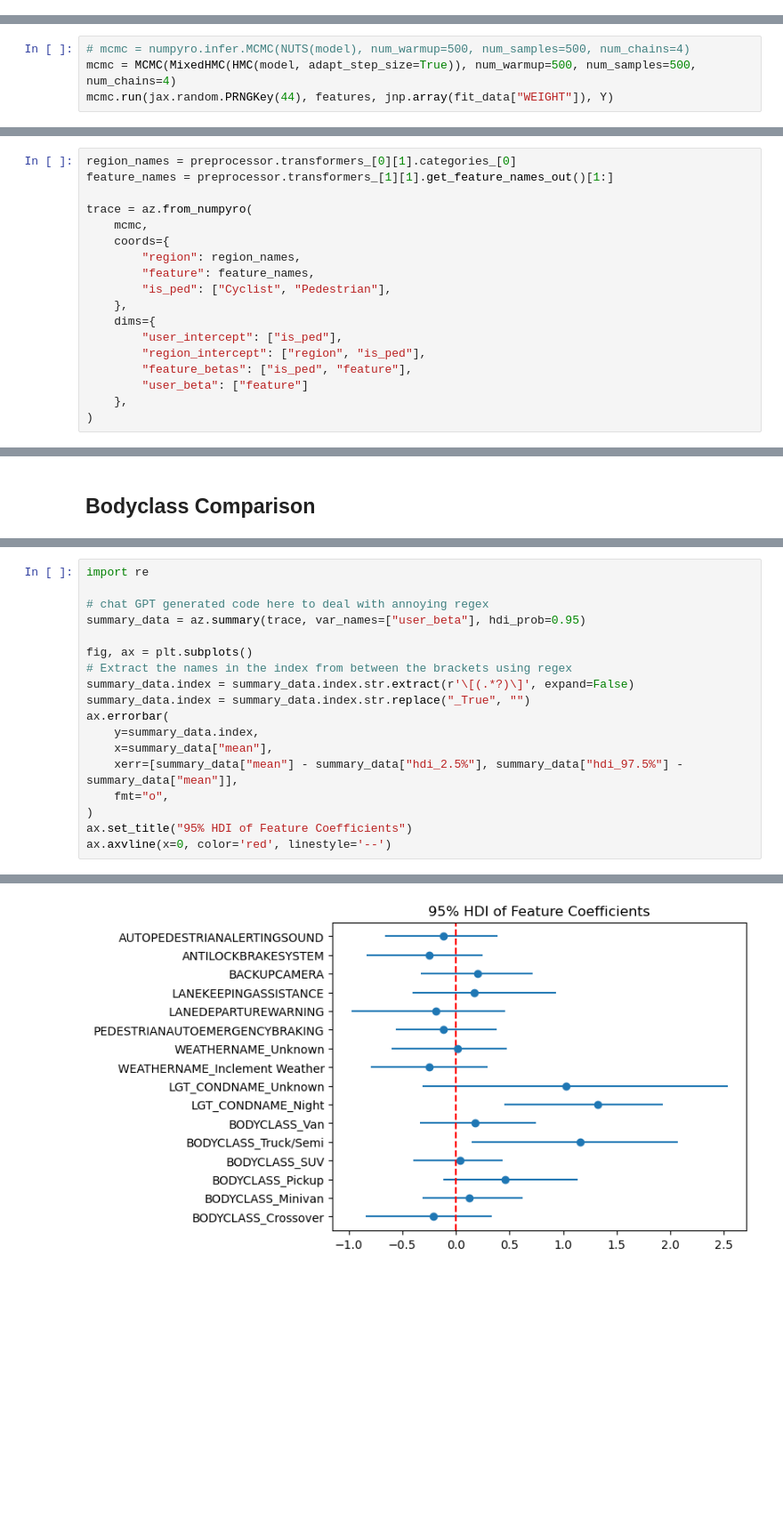
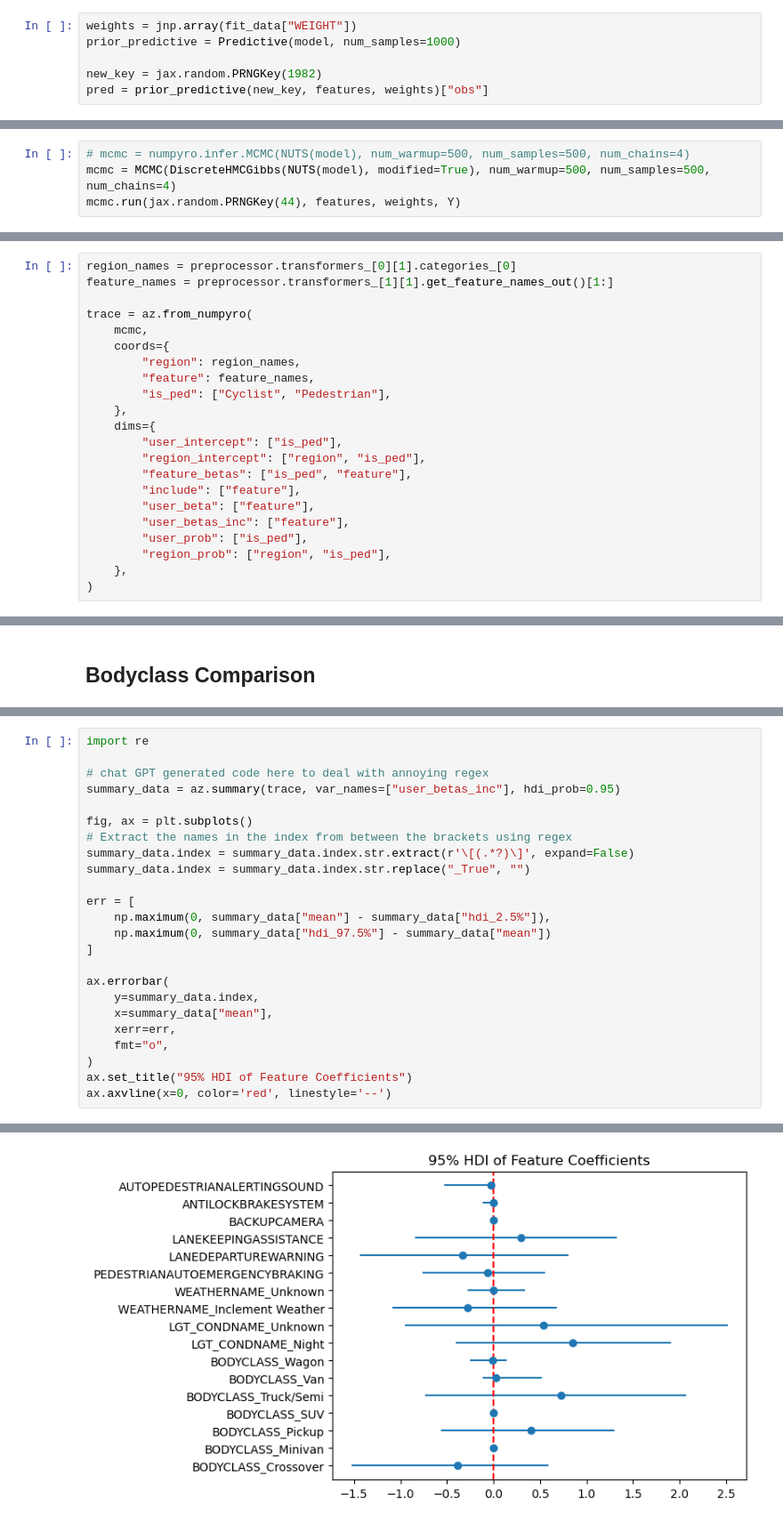
Before and after one commit to mcanearm/road_fatilities, a Jupyter notebook: analysis.ipynb, the cells around one changed output, grey strips where cells are left out. Shown at 89% size. Drawn from its saved outputs; the diff is of its cells as text; blank space fills up the shorter version.

```diff
--- a/analysis.ipynb
+++ b/analysis.ipynb
@@ -459,2 +467,8 @@ numpyro.render_model(
 # %% [output]
 [drawing not drawn]
+# %%
+weights = jnp.array(fit_data["WEIGHT"])
+prior_predictive = Predictive(model, num_samples=1000)
+
+new_key = jax.random.PRNGKey(1982)
+pred = prior_predictive(new_key, features, weights)["obs"]
@@ -461,4 +481,4 @@ numpyro.render_model(
 # %%
 # mcmc = numpyro.infer.MCMC(NUTS(model), num_warmup=500, num_samples=500, num_chains=4)
-mcmc = MCMC(MixedHMC(HMC(model, adapt_step_size=True)), num_warmup=500, num_samples=500, num_chains=4)
-mcmc.run(jax.random.PRNGKey(44), features, jnp.array(fit_data["WEIGHT"]), Y)
+mcmc = MCMC(DiscreteHMCGibbs(NUTS(model), modified=True), num_warmup=500, num_samples=500, num_chains=4)
+mcmc.run(jax.random.PRNGKey(44), features, weights, Y)
@@ -479,7 +497,11 @@ trace = az.from_numpyro(
         "user_intercept": ["is_ped"],
         "region_intercept": ["region", "is_ped"],
         "feature_betas": ["is_ped", "feature"],
-        "user_beta": ["feature"]
+        "include": ["feature"],
+        "user_beta": ["feature"],
+        "user_betas_inc": ["feature"],
+        "user_prob": ["is_ped"],
+        "region_prob": ["region", "is_ped"],
     },
 )
 # %% [markdown]
@@ -521,24 +533,30 @@ array(0.866)
 # %%
 import re
 
 # chat GPT generated code here to deal with annoying regex
-summary_data = az.summary(trace, var_names=["user_beta"], hdi_prob=0.95)
+summary_data = az.summary(trace, var_names=["user_betas_inc"], hdi_prob=0.95)
 
 fig, ax = plt.subplots()
 # Extract the names in the index from between the brackets using regex
 summary_data.index = summary_data.index.str.extract(r'\[(.*?)\]', expand=False)
 summary_data.index = summary_data.index.str.replace("_True", "")
+
+err = [
+    np.maximum(0, summary_data["mean"] - summary_data["hdi_2.5%"]),
+    np.maximum(0, summary_data["hdi_97.5%"] - summary_data["mean"])
+]
+
 ax.errorbar(
     y=summary_data.index,
     x=summary_data["mean"],
-    xerr=[summary_data["mean"] - summary_data["hdi_2.5%"], summary_data["hdi_97.5%"] - summary_data["mean"]],
+    xerr=err,
     fmt="o",
 )
 ax.set_title("95% HDI of Feature Coefficients")
 ax.axvline(x=0, color='red', linestyle='--')
 # %% [output]
 <matplotlib.lines.Line2D at 0x...>
-[figure, old version]
+[figure, new version]
 # %%
 # break this data out by cyclist and pedestrian and check again
 summary_data = (
```
Also changed, not shown: parts of 20 cells of this notebook, 10 other files.
